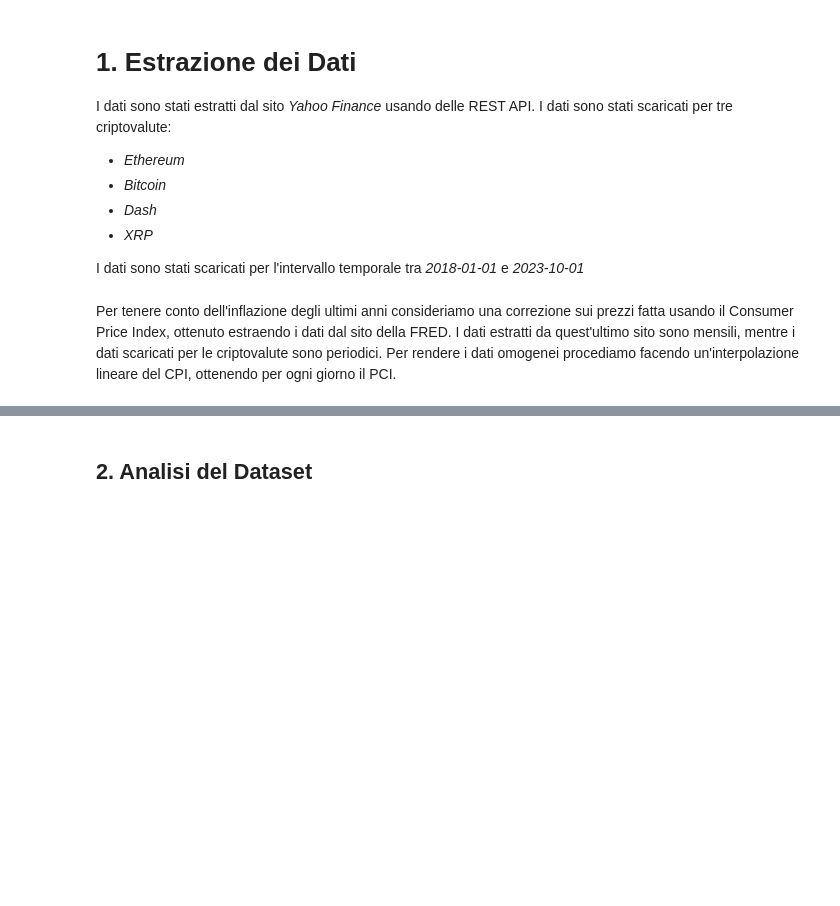
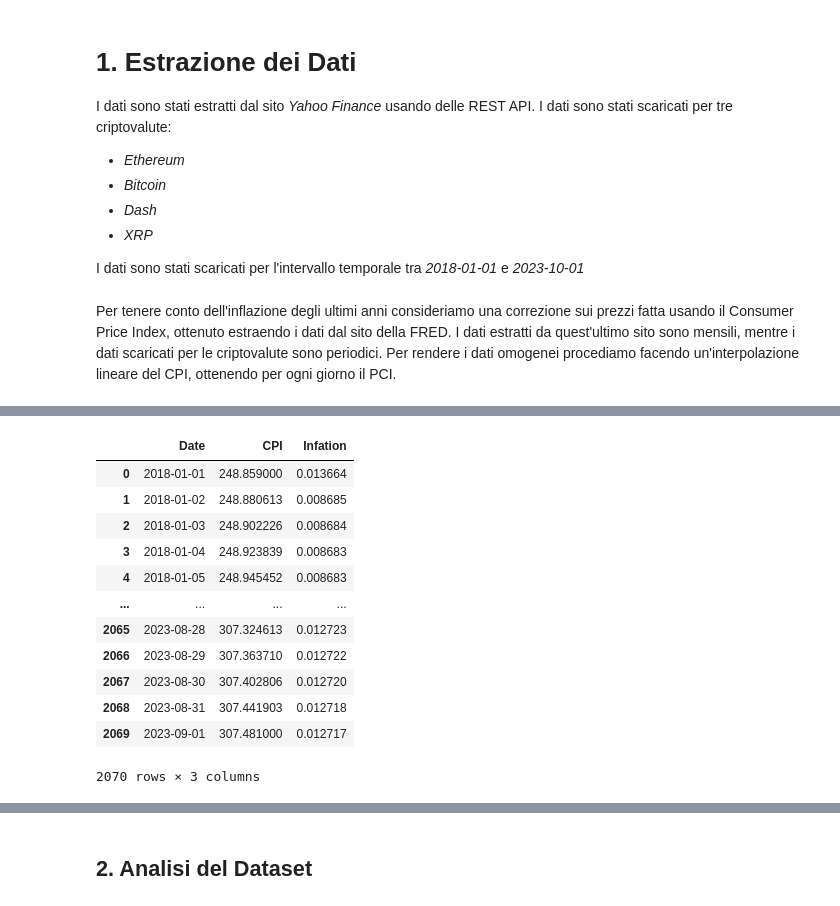
Before and after one commit to SimoneNicosanti/MPSMF_Project, a Jupyter notebook: Progetto.ipynb, the cells around one changed output, grey strips where cells are left out. Drawn from its saved outputs; the diff is of its cells as text; code cells hidden in the pictures; blank space fills up the shorter version.

```diff
--- a/Progetto.ipynb
+++ b/Progetto.ipynb
@@ -101,0 +105,19 @@ cpiInterpolatedDataFrame
+# %%
+cpiInterpolatedDataFrame["Infation"] = cpiInterpolatedDataFrame["CPI"].pct_change() * 100
+cpiInterpolatedDataFrame.dropna(inplace = True)
+cpiInterpolatedDataFrame.reset_index(inplace = True, drop = True)
+cpiInterpolatedDataFrame
+# %% [output]
+|  | Date | CPI | Infation |
+| 0 | 2018-01-01 | 248.859000 | 0.013664 |
+| 1 | 2018-01-02 | 248.880613 | 0.008685 |
+| 2 | 2018-01-03 | 248.902226 | 0.008684 |
+| 3 | 2018-01-04 | 248.923839 | 0.008683 |
+| 4 | 2018-01-05 | 248.945452 | 0.008683 |
+| ... | ... | ... | ... |
+| 2065 | 2023-08-28 | 307.324613 | 0.012723 |
+| 2066 | 2023-08-29 | 307.363710 | 0.012722 |
+| 2067 | 2023-08-30 | 307.402806 | 0.012720 |
+| 2068 | 2023-08-31 | 307.441903 | 0.012718 |
+| 2069 | 2023-09-01 | 307.481000 | 0.012717 |
+2070 rows × 3 columns
```
Also changed, not shown: parts of 10 cells of this notebook, 1 other file.
